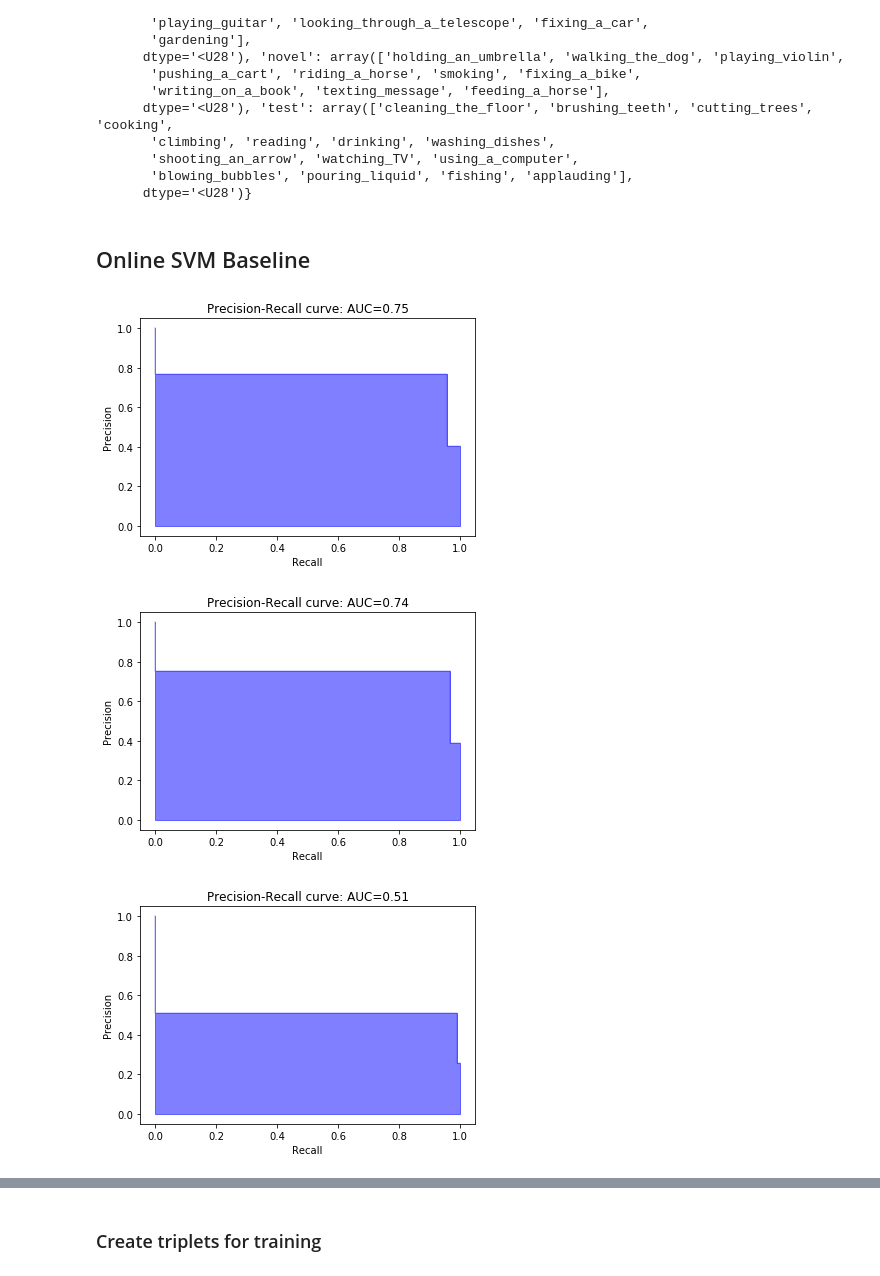
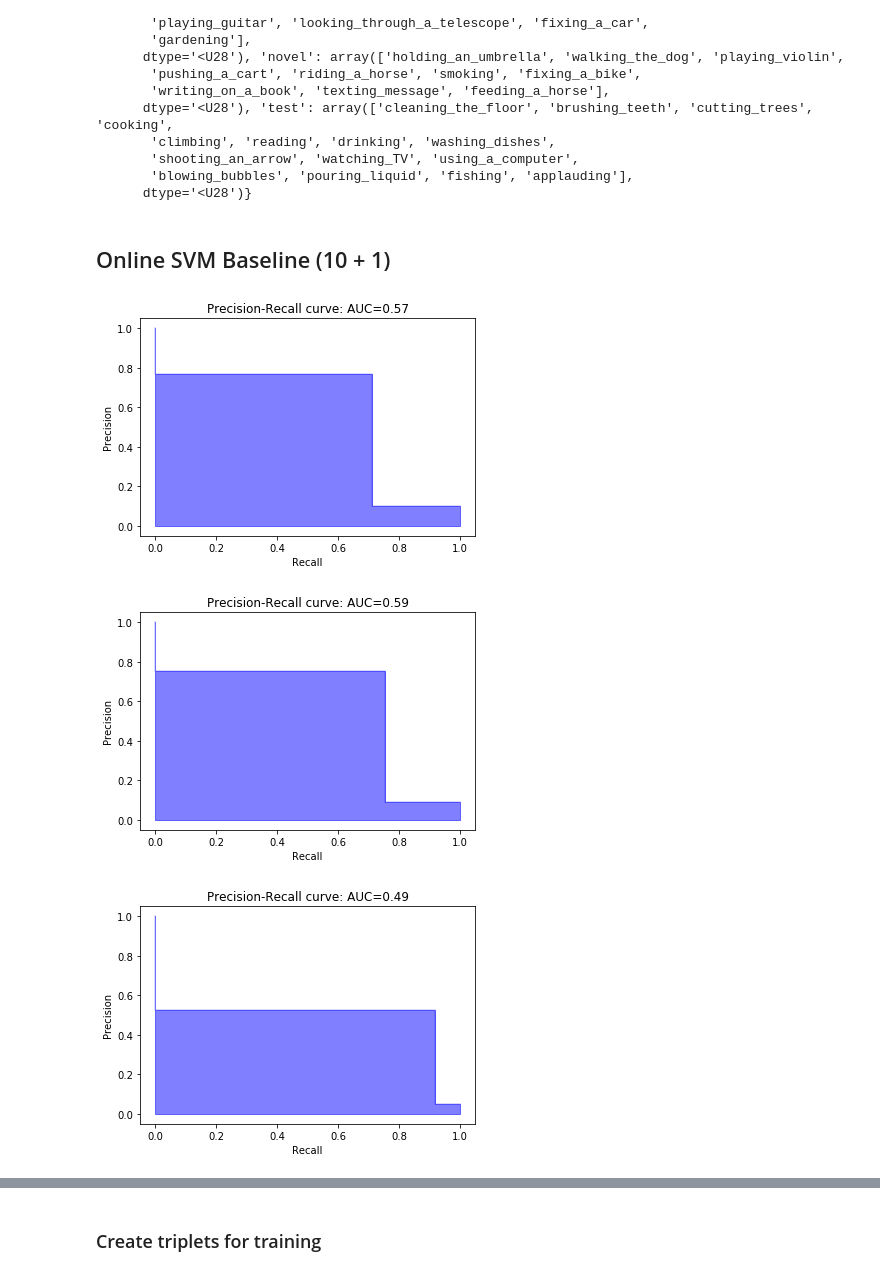
Before and after one commit to animeshramesh/incremental-learning, a Jupyter notebook: stanford40_svm.ipynb, the cells around one changed output, grey strips where cells are left out. Drawn from its saved outputs; the diff is of its cells as text; code cells hidden in the pictures.

```diff
--- a/stanford40_svm.ipynb
+++ b/stanford40_svm.ipynb
@@ -182,17 +186,8 @@ print(splits)
        'blowing_bubbles', 'pouring_liquid', 'fishing', 'applauding'],
       dtype='<U28')}
 # %% [markdown]
-## Online SVM Baseline
+## Online SVM Baseline (10 + 1)
 # %%
-import random
-from tqdm import tqdm
-from time import time
-from sklearn import linear_model
-
-random.seed(1234)
-NUM_SIMULATIONS = 100
-triplets = []
-
 # For PR curves
 X1_preds=[]
 gts = []
@@ -226,38 +221,38 @@ for i in tqdm(range(1000)):
                                                             neg_classes_extra,
                                                             features,
                                                             is_train=False,
-                                                            equal_features=True)
+                                                            equal_features=False)
     gt = np.concatenate((np.ones(len(pos_features_test)), np.zeros(len(neg_features_test))))
 
     # Mean accuracies
     to_predict = np.vstack((pos_features_test, neg_features_test))
 #     acc1 = clf_X1.score(to_predict, gt)
 #     acc2 = clf_Y.score(to_predict, gt)
 
     # Need the predictions for PR curves
     X1_pred = clf_X1.predict(to_predict)
     Y_pred = clf_Y.predict(to_predict)
 
     # Online SVM update
     neg_partition = int(0.9*features[novel_class].shape[0])
     neg_features = features[novel_class][:neg_partition]
     clf_Y_online = online_svm_update(clf_X1, neg_features)
     Y_online = clf_Y_online.coef_
 #     acc3 = clf_Y_online.score(to_predict, gt)
     Y_pred_online = clf_Y_online.predict(to_predict)
 
 #     print('%.5f %.5f %.5f' % (acc1,acc2, acc3))
 
     # PR curve stuff
     X1_preds.extend(X1_pred.tolist())
     Y_preds.extend(Y_pred.tolist())
     Y_online_preds.extend(Y_pred_online.tolist())
     gts.extend(gt.tolist())
 
 plot_pr(X1_preds, gts)
 plot_pr(Y_preds, gts)
 plot_pr(Y_online_preds, gts)
 # %% [output]
-[figure, old version]
+[figure, new version]
-[figure, old version]
+[figure, new version]
-[figure, old version]
+[figure, new version]
```
Also changed, not shown: parts of 15 cells of this notebook, 2 other files.
